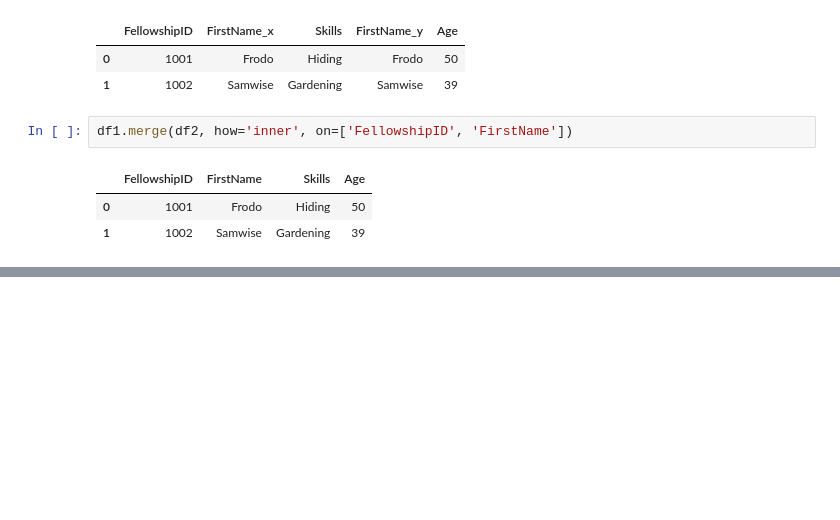
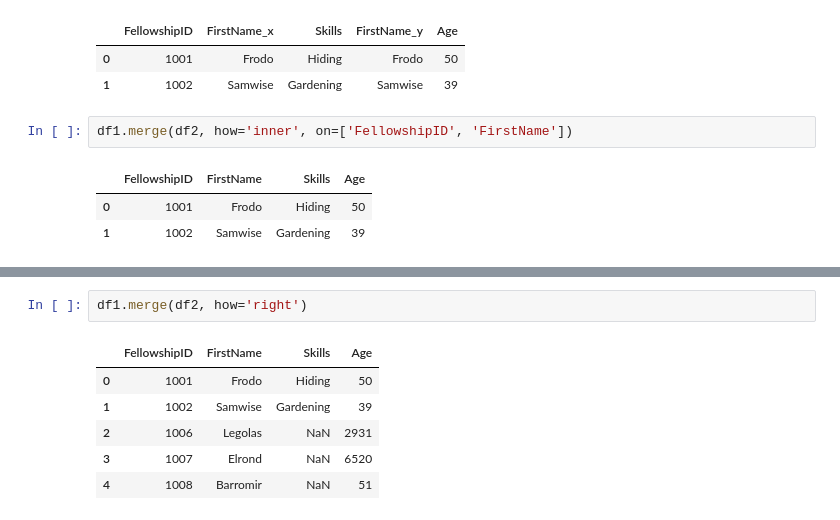
Before and after one commit to kazrkb/pandas-for-data-analytics, a Jupyter notebook: merge join and concatenate.ipynb, the cells around one changed output, grey strips where cells are left out. Saved outputs shown, nothing was run; the diff lists cells and outputs as text; blank space fills up the shorter version.

```diff
--- a/merge join and concatenate.ipynb
+++ b/merge join and concatenate.ipynb
@@ -41,0 +61,9 @@ df1.merge(df2, how='inner', on=['FellowshipID', 'FirstName'])
+# %%
+df1.merge(df2, how='right')
+# %% [output]
+|  | FellowshipID | FirstName | Skills | Age |
+| 0 | 1001 | Frodo | Hiding | 50 |
+| 1 | 1002 | Samwise | Gardening | 39 |
+| 2 | 1006 | Legolas | NaN | 2931 |
+| 3 | 1007 | Elrond | NaN | 6520 |
+| 4 | 1008 | Barromir | NaN | 51 |
```
Also changed, not shown: parts of 3 cells of this notebook.
